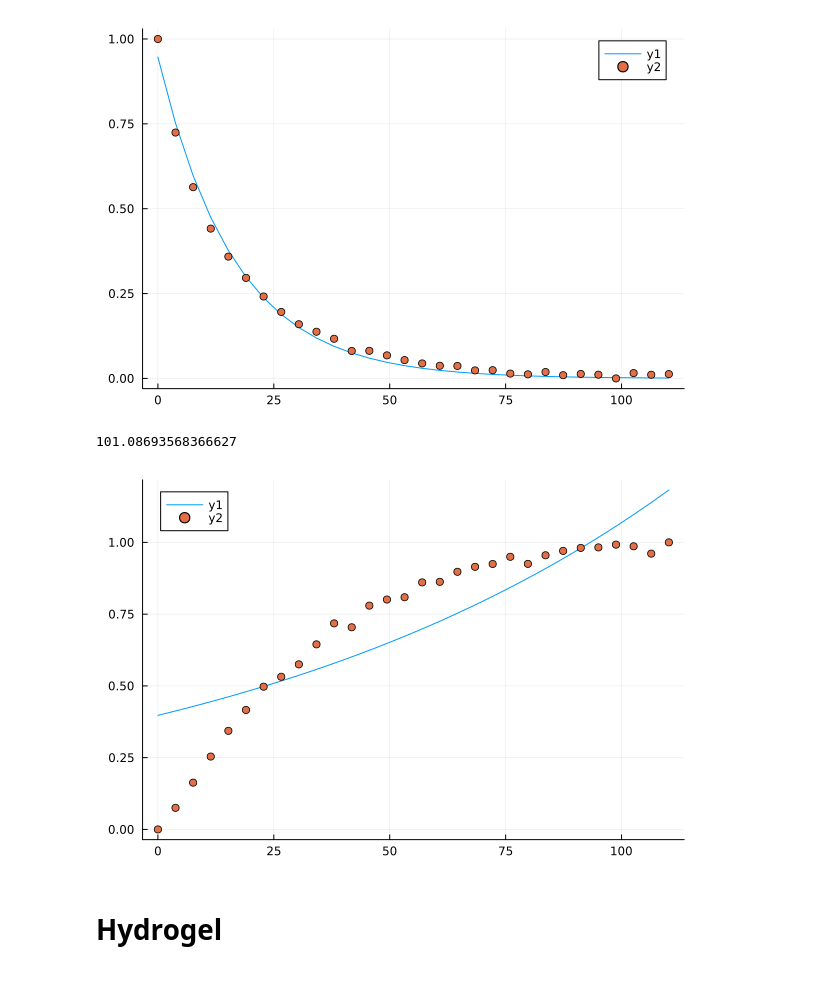
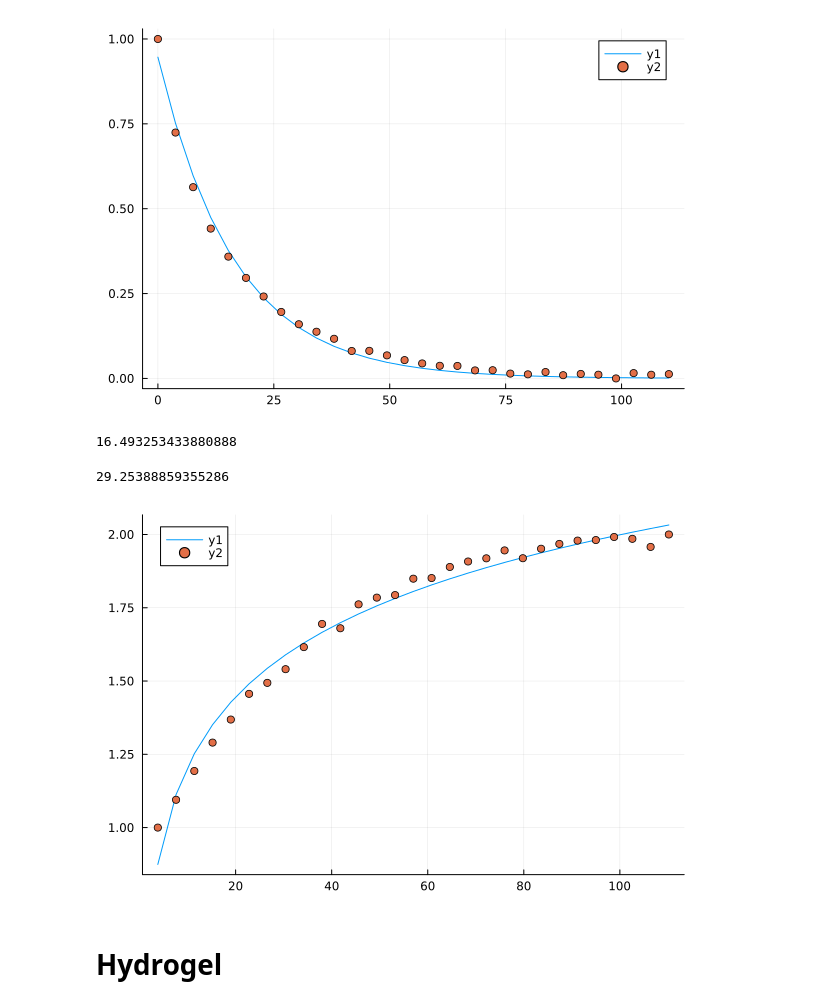
Before and after one commit to DavidGomezCabeza/ScaffoldsDifPerfPaper_2023, a Jupyter notebook: FitDiffusion.ipynb, the cells around one changed output. Saved outputs shown, nothing was run; the diff lists cells and outputs as text; code cells hidden in the pictures.

```diff
--- a/FitDiffusion.ipynb
+++ b/FitDiffusion.ipynb
@@ -56,23 +60,27 @@ pp
 # %% [output]
 16.493253433880888
 [figure]
+# %%
+(1/coef(fit)[2])
+# %% [output]
+16.493253433880888
 # %%
-m2(t,p) =  p[1].*exp.(t.*p[2])
-p0 = [dat[4,1], 0.1]
+m2(t,p) =  p[1].*log.(t.^p[2]).+p[3]
+p0 = [dat[4,2]+1, 0.1, 1]
 
-fita = curve_fit(m2, dat[1,:], (dat[4,:].-minimum(dat[4,:]))./(maximum(dat[4,:]).-minimum(dat[4,:])), p0)
+fita = curve_fit(m2, dat[1,2:end], (dat[4,2:end].-minimum(dat[4,2:end]))./(maximum(dat[4,2:end]).-minimum(dat[4,2:end])).+1, p0)
 
-pp=plot(dat[1,:], m2(dat[1,:], coef(fita)))
-scatter!(dat[1,:], (dat[4,:].-minimum(dat[4,:]))./(maximum(dat[4,:]).-minimum(dat[4,:])))
+pp=plot(dat[1,2:end], m2(dat[1,2:end], coef(fita)))
+scatter!(dat[1,2:end], (dat[4,2:end].-minimum(dat[4,2:end]))./(maximum(dat[4,2:end]).-minimum(dat[4,2:end])).+1)
 
 println(1/coef(fita)[2])
 
 t12 = 1/coef(fita)[2];
 
 pp
 # %% [output]
-101.08693568366627
+29.25388859355286
-[figure, old version]
+[figure, new version]
 # %% [markdown]
 # Hydrogel
 # %%
```
Also changed, not shown: parts of 15 cells of this notebook, 4 other files.
